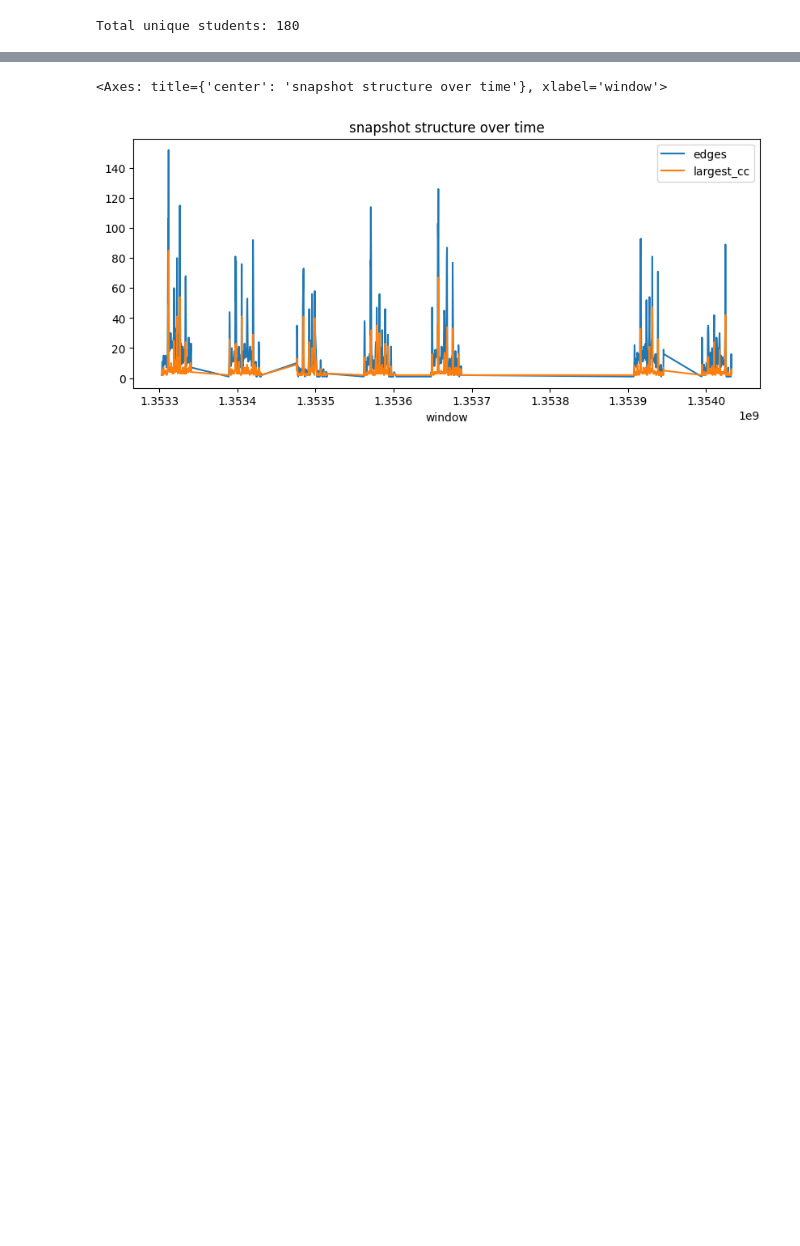
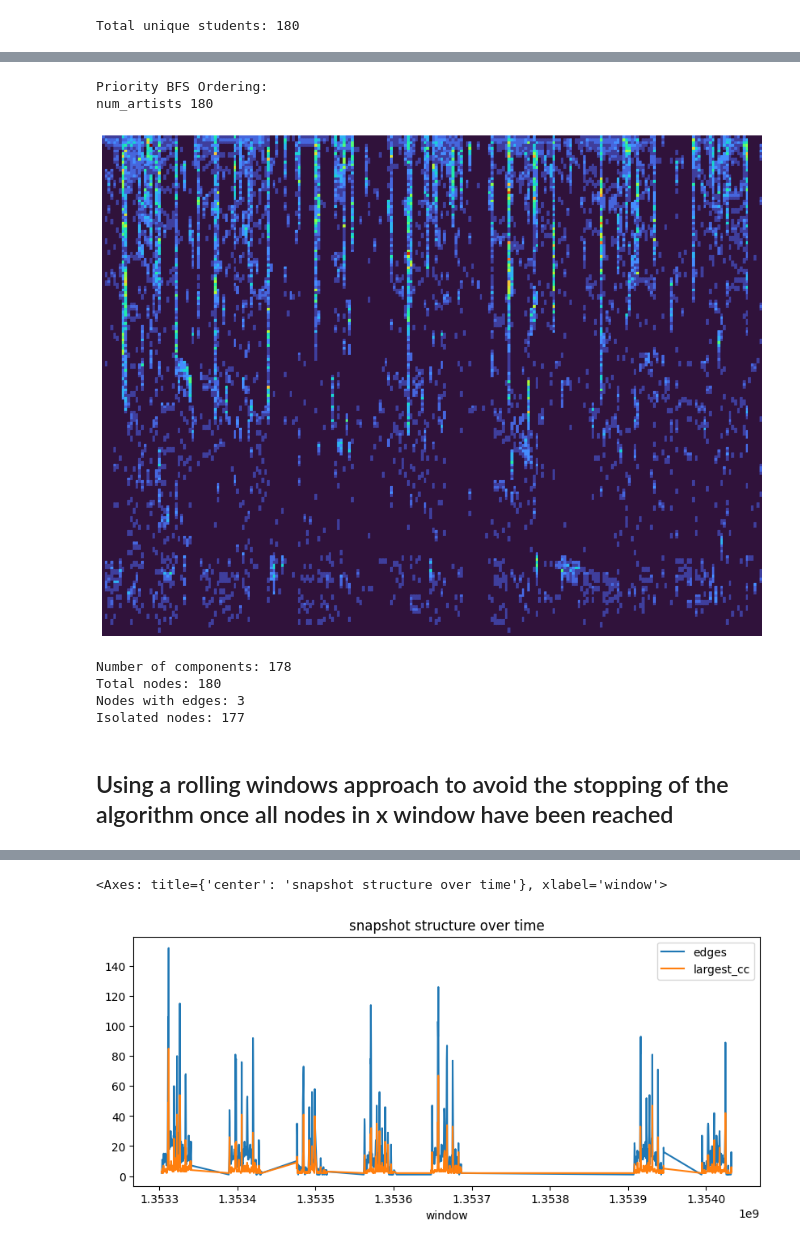
Before and after one commit to mibar3/NetworkRugs, a Jupyter notebook: Miranda/4. exploring_prio_bfs.ipynb, the cells around one changed output, grey strips where cells are left out. Saved outputs shown, nothing was run; the diff lists cells and outputs as text; code cells hidden in the pictures; blank space fills up the shorter version.

```diff
--- a/Miranda/4. exploring_prio_bfs.ipynb
+++ b/Miranda/4. exploring_prio_bfs.ipynb
@@ -118,0 +159,40 @@ for w, df_w in df_2012.groupby("window"):
+# %%
+# option 3 - Fixed start_node - adapted priority bfs
+from ba_utils.orderings import get_priority_bfs_ordering_2, get_start_node
+from ba_utils.network_rugs import draw_rug_from_graphs
+
+
+"""    Select a single consistent start node, either:
+      - 'highest' / 'lowest':   extreme on the first graph
+      - 'highest_global' / 'lowest_global': extreme aggregated across all graphs
+"""
+
+
+start_nodes = get_start_node(graphs, metric='degree', mode='highest')
+prio_bfs_ordering_2 = get_priority_bfs_ordering_2(graphs, start_nodes=start_nodes)
+
+print("Priority BFS Ordering:")
+draw_rug_from_graphs(
+    graphs_data=graphs,
+    ordering=prio_bfs_ordering_2,
+    color_encoding="degree",
+    pixel_size=6
+)
+# %% [output]
+Priority BFS Ordering:
+num_artists 180
+[figure, added]
+# %%
+sample = graphs[list(graphs.keys())[0]]
+components = list(nx.connected_components(sample))
+print(f"Number of components: {len(components)}")
+print(f"Total nodes: {sample.number_of_nodes()}")
+print(f"Nodes with edges: {sum(1 for n in sample.nodes if sample.degree(n) > 0)}")
+print(f"Isolated nodes: {len(list(nx.isolates(sample)))}")
+# %% [output]
+Number of components: 178
+Total nodes: 180
+Nodes with edges: 3
+Isolated nodes: 177
+# %% [markdown]
+## Using a rolling windows approach to avoid the stopping of the algorithm once all nodes in x window have been reached
```
Also changed, not shown: parts of 41 cells of this notebook, 8 other files.
